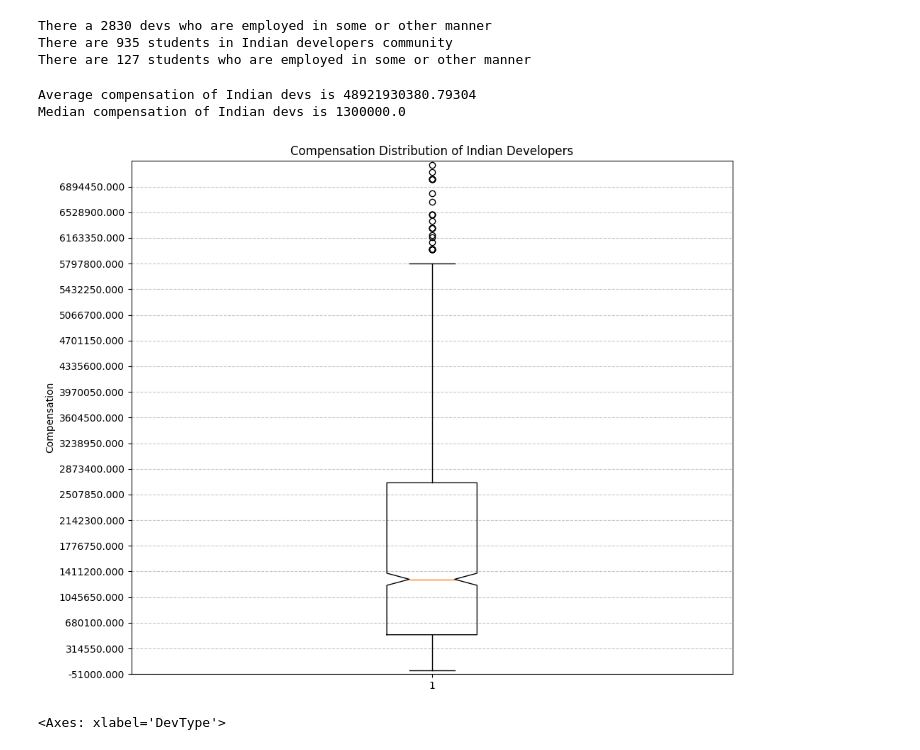
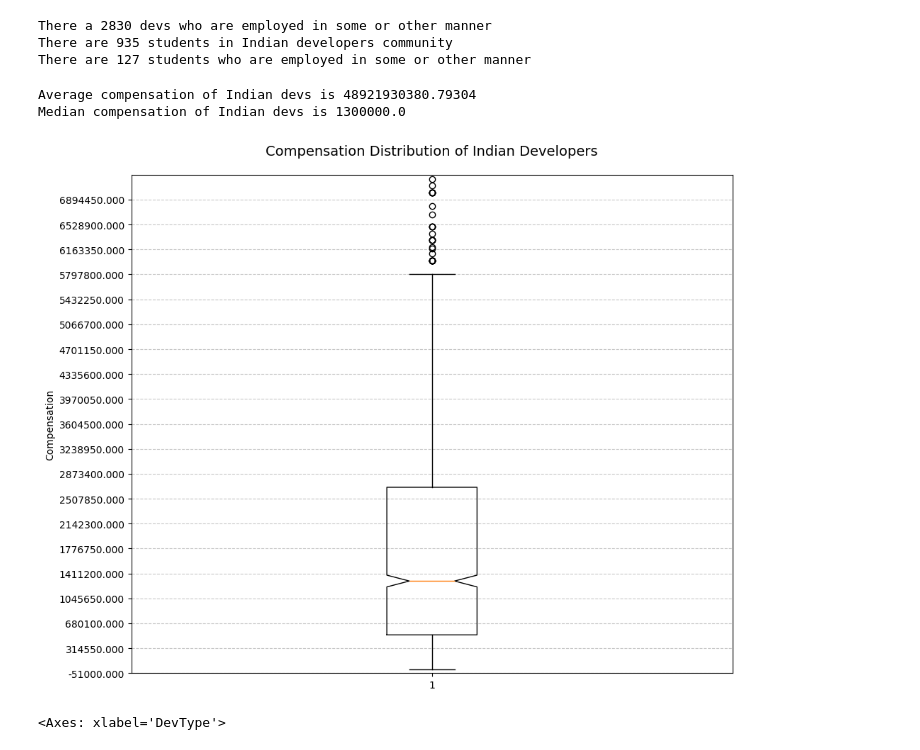
Before and after one commit to Kemphire/dav-project, a Jupyter notebook: main.ipynb, the cells around one changed output. Cells and saved outputs as stored; diff of their text form; code cells hidden in the pictures.

```diff
--- a/main.ipynb
+++ b/main.ipynb
@@ -190,7 +199,12 @@ df
 # %%
 # Replacing TechDoc's column null values with "No Documentation ever used"
 
-df.loc[:,"TechDoc"] = df.apply(lambda row: "No Documentation ever used" if pd.isna(row["TechDoc"]) else row["TechDoc"], axis=1)
+df.loc[:, "TechDoc"] = df.apply(
+    lambda row: "No Documentation ever used"
+    if pd.isna(row["TechDoc"])
+    else row["TechDoc"],
+    axis=1,
+)
 df.TechDoc
 # %% [output]
 1                              No Documentation ever used
@@ -208,14 +222,23 @@ Name: TechDoc, Length: 4231, dtype: object
 # %%
 # Ther are values "Other's please specify" in the column DataType, we need to replace it with "Others"
 
-df.loc[:,"DevType"] = df.apply(lambda row: "Other" if pd.isna(row["DevType"]) else row["DevType"], axis=1)
-df.loc[df["DevType"].str.startswith("Other"),"DevType"] = "Other"
+df.loc[:, "DevType"] = df.apply(
+    lambda row: "Other" if pd.isna(row["DevType"]) else row["DevType"], axis=1
+)
+df.loc[df["DevType"].str.startswith("Other"), "DevType"] = "Other"
 # %%
 # filling OrgSize
 #   if row's DevType contains student them fill it with "I'm a student"
 
-df.loc[:,"OrgSize"] = df.apply(lambda row: "I'm a student" if pd.isna(row["OrgSize"]) and row["DevType"] == "Student" else row["OrgSize"], axis=1)
-df.loc[:,"OrgSize"] = df.apply(lambda row: "Confidential" if pd.isna(row["OrgSize"]) else row["OrgSize"], axis=1)
+df.loc[:, "OrgSize"] = df.apply(
+    lambda row: "I'm a student"
+    if pd.isna(row["OrgSize"]) and row["DevType"] == "Student"
+    else row["OrgSize"],
+    axis=1,
+)
+df.loc[:, "OrgSize"] = df.apply(
+    lambda row: "Confidential" if pd.isna(row["OrgSize"]) else row["OrgSize"], axis=1
+)
 df.OrgSize
 # %% [output]
 1                   Confidential
@@ -280,41 +305,45 @@ print(f"Median compensation of Indian devs is {median_comp}")
 plt.figure(figsize=(10, 8))
 
 # Create boxplot
-boxplot = plt.boxplot(df.loc[~pd.isnull(df["CompTotal"])]["CompTotal"], notch=True, manage_ticks=True)
+boxplot = plt.boxplot(
+    df.loc[~pd.isnull(df["CompTotal"])]["CompTotal"], notch=True, manage_ticks=True
+)
 
 q1 = df.loc[~pd.isnull(df["CompTotal"])]["CompTotal"].quantile(0.25)
 q3 = df.loc[~pd.isnull(df["CompTotal"])]["CompTotal"].quantile(0.75)
 iqr = q3 - q1
 
 # Set y-axis limits with some padding
-y_min = max(0, q1 - 1.5 * iqr) - q1/10 # i've just increased the y-axis in -ve dirction by seperating value from it
-y_max = q3 + 1.5 * iqr + q3/2
+y_min = (
+    max(0, q1 - 1.5 * iqr) - q1 / 10
+)  # i've just increased the y-axis in -ve dirction by seperating value from it
+y_max = q3 + 1.5 * iqr + q3 / 2
 
 plt.ylim(y_min, y_max)
 
-tick_values = np.arange(y_min, y_max, (y_max-y_min)/20)
+tick_values = np.arange(y_min, y_max, (y_max - y_min) / 20)
 
 # convert the values to normal notation from scientific notation
 tick_labels = [f"{int(x):.3f}" for x in tick_values]
 
 # Create more ticks within the new range ad label
-plt.yticks(tick_values,tick_labels)
+plt.yticks(tick_values, tick_labels)
 
 # Add grid for better readability
-plt.grid(True, axis='y', linestyle='--', alpha=0.7)
+plt.grid(True, axis="y", linestyle="--", alpha=0.7)
 
 # Add labels and title
-plt.title("Compensation Distribution of Indian Developers")
+plt.title("Compensation Distribution of Indian Developers", fontsize=14, pad=20)
 plt.ylabel("Compensation")
 
 # Adjust layout to prevent label cutoff
 plt.tight_layout()
 
 plt.show()
 # %% [output]
 Average compensation of Indian devs is 48921930380.79304
 Median compensation of Indian devs is 1300000.0
-[figure, old version]
+[figure, new version]
 # %%
 df.groupby(["DevType"])["DevType"].agg("count").plot.bar()
 
```
Also changed, not shown: parts of 28 cells of this notebook.
